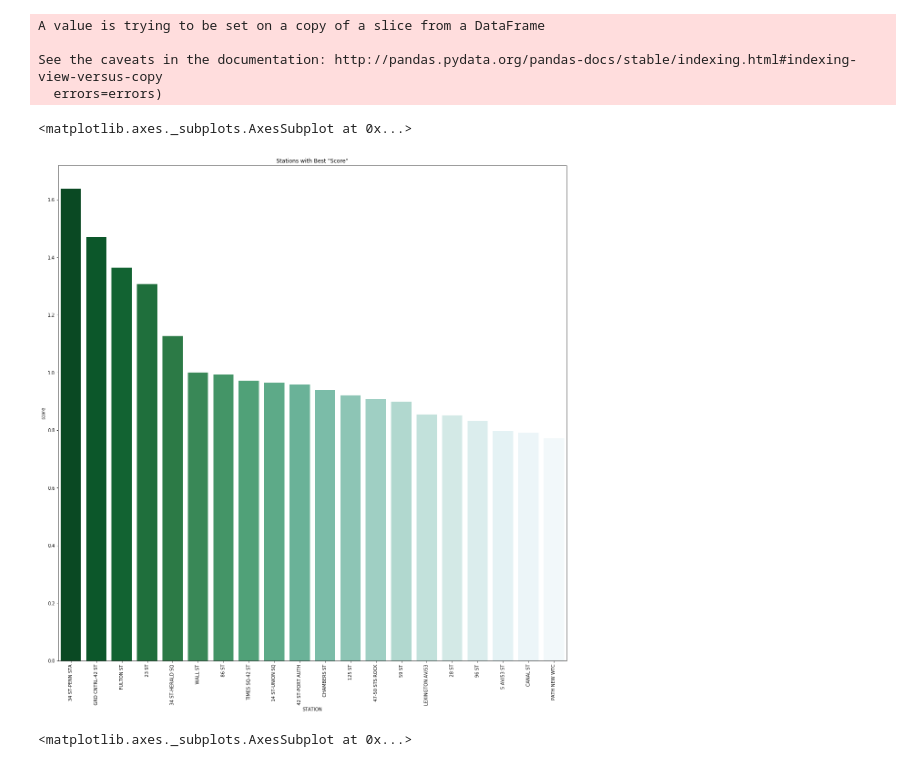
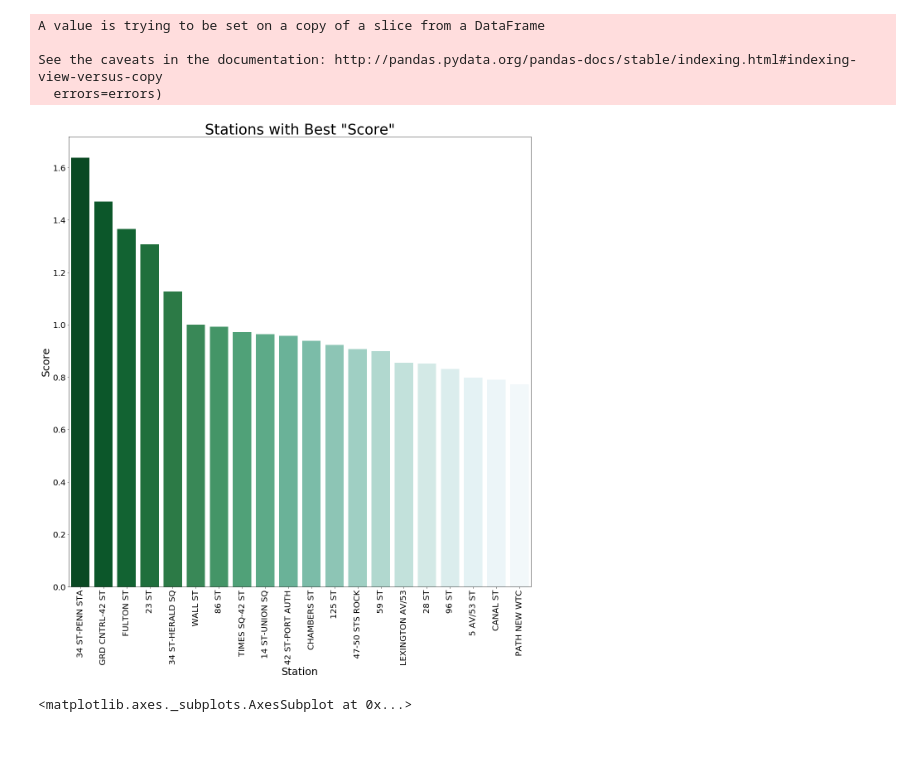
Before and after one commit to marenhamilton/MTA-Project, a Jupyter notebook: MTA_ratios.ipynb, the cells around one changed output. Cells and saved outputs as stored; diff of their text form; code cells hidden in the pictures.

Commit message:
Files with better formatting, though not done

```diff
--- a/MTA_ratios.ipynb
+++ b/MTA_ratios.ipynb
@@ -204,14 +204,17 @@ top20_rt.reset_index(inplace=True)
 # %%
 import seaborn as sns
 import matplotlib.pyplot as plt
 
 plt.figure (figsize=(20,20))
-plt.xticks(rotation=90)
-plt.title('Stations with Best "Score"')
+plt.title('Stations with Best "Score"',fontsize=35)
 sns.barplot(x='STATION', y='score', data = top20_rt, palette = sns.color_palette('BuGn_r',n_colors = 20))
+plt.xticks(rotation=90,fontsize=20)
+plt.xlabel('Station',fontsize=25)
+plt.yticks(fontsize = 20)
+plt.ylabel('Score',fontsize = 25)
+plt.savefig("resize.svg", format="svg");
 # %% [output]
-<matplotlib.axes._subplots.AxesSubplot at 0x...>
-[figure, old version]
+[figure, new version]
 # %%
 bottom20_rt = station_ratio_through.sort_values(by='score',ascending=False).head(20)
 # %%
```
Also changed, not shown: parts of 5 cells of this notebook, 2 other files.
